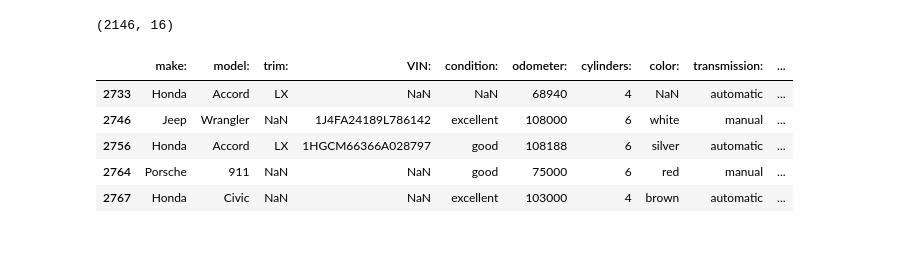
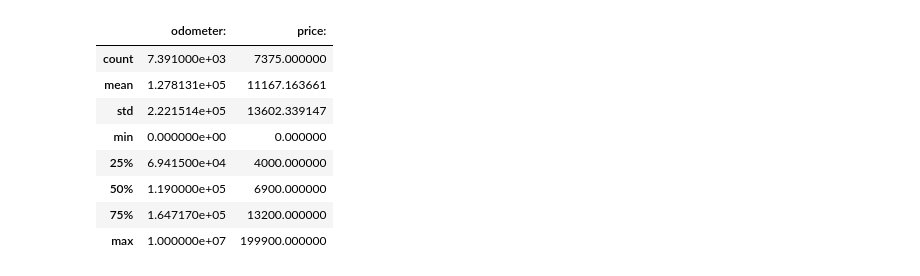
Before and after one commit to Mohammedsilmi9/UsedCar-PriceEstimator, a Jupyter notebook: vehicle_make_model_filter.ipynb, the cells around one changed output. Saved outputs shown, nothing was run; the diff lists cells and outputs as text; code cells hidden in the pictures; blank space fills up the shorter version.

```diff
--- a/vehicle_make_model_filter.ipynb
+++ b/vehicle_make_model_filter.ipynb
@@ -34,3 +23,5 @@ make_list=['Toyota','Honda','Chevrolet','Ford','Mercedes','Jeep','BMW',
+# %%
+make=result
 # %%
 collection_df = pd.DataFrame()
 for f in glob.glob(r"C:\Users\Silmi\Desktop\UsedCar-PriceEstimator\data\*.csv"):
@@ -42,0 +34,3 @@ collection_df.shape
+# %%
+collection_df.drop_duplicates(inplace=True)
+collection_df.shape
@@ -43,5 +118,5 @@ collection_df.shape
 # %%
-df=collection_df[collection_df['make:'].isin(make_list)]
+df=collection_df[collection_df['make:'].isin(make)]
 # %%
 df.shape
 # %% [output]
@@ -51,15 +135,14 @@ df_filter=df[df['model:'].isin(model_list) ]
-# %%
-df_filter.shape
-# %% [output]
-(2146, 16)
 # %%
-df=df_filter.iloc[:,2:16]
+df=df.iloc[:,2:16]
 # %%
-df.tail()
+df.describe()
 # %% [output]
-|  | make: | model: | trim: | VIN: | condition: | odometer: | cylinders: | color: | transmission: | ... |
-| 2733 | Honda | Accord | LX | NaN | NaN | 68940 | 4 | NaN | automatic | ... |
-| 2746 | Jeep | Wrangler | NaN | 1J4FA24189L786142 | excellent | 108000 | 6 | white | manual | ... |
-| 2756 | Honda | Accord | LX | 1HGCM66366A028797 | good | 108188 | 6 | silver | automatic | ... |
-| 2764 | Porsche | 911 | NaN | NaN | good | 75000 | 6 | red | manual | ... |
-| 2767 | Honda | Civic | NaN | NaN | excellent | 103000 | 4 | brown | automatic | ... |
+|  | odometer: | price: |
+| count | 7.391000e+03 | 7375.000000 |
+| mean | 1.278131e+05 | 11167.163661 |
+| std | 2.221514e+05 | 13602.339147 |
+| min | 0.000000e+00 | 0.000000 |
+| 25% | 6.941500e+04 | 4000.000000 |
+| 50% | 1.190000e+05 | 6900.000000 |
+| 75% | 1.647170e+05 | 13200.000000 |
+| max | 1.000000e+07 | 199900.000000 |
```
Also changed, not shown: parts of 21 cells of this notebook.
